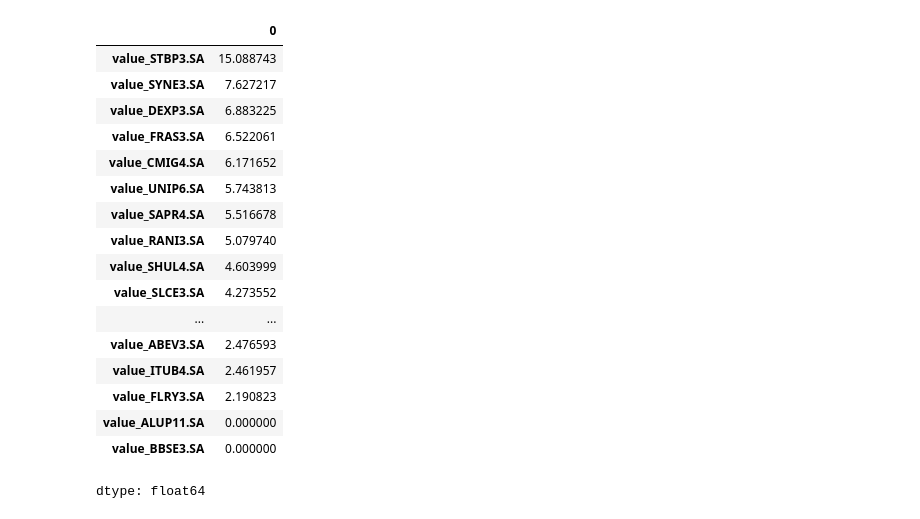
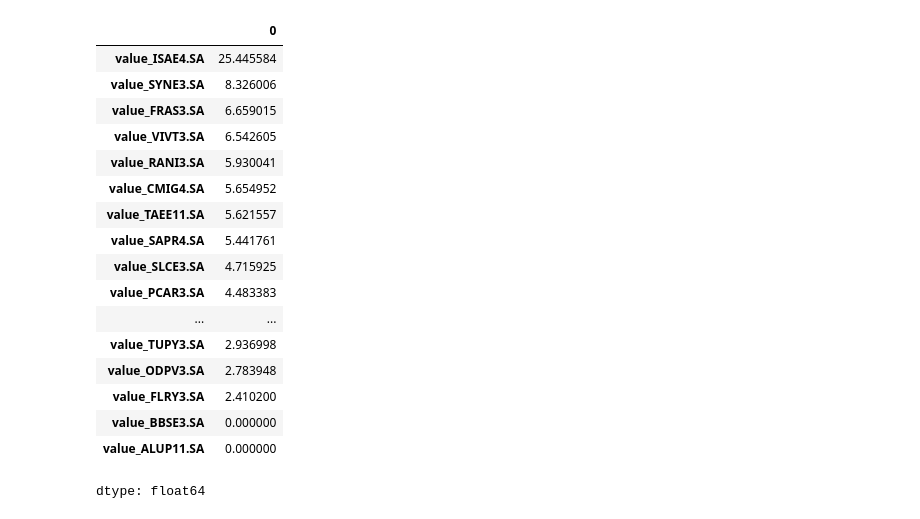
Before and after one commit to vinicius-vargas/robust-market-screener, a Jupyter notebook: stocks_alpha_ranking.ipynb, the cells around one changed output. Cells and saved outputs as stored; diff of their text form; code cells hidden in the pictures.

```diff
--- a/stocks_alpha_ranking.ipynb
+++ b/stocks_alpha_ranking.ipynb
@@ -85,7 +84,7 @@ assets = (
             )
         )
     )
-    [lambda x: x.Volume > x.describe(percentiles=[.4, .9]).T['40%'][0]]
+    [lambda x: x.Volume > x.describe(percentiles=[.5, .9]).T['50%'][0]]
     .sort_values(by = ['Volume'], ascending=False)
     .drop_duplicates(subset=['teste1'], keep='first')
     ['Ticker']
@@ -94,8 +93,6 @@ assets = (
 
 # Tickers of Global Indexes
 factors = [
-    '^VIX',       # Global Volatility Index
-    '^IRX',       # Juros 3 meses EUA - BSHV39
     '^GSPC',      # S&P 500 - IVVB11
     'ACWX',       # MSCI - Top Ações mundo ordenado por Cap SEM USA
     'XEM.TO',     # MSCI - Ações Emergentes ordenado por Cap - BEEM39
@@ -125,20 +124,17 @@ data = (
     [lambda x: x.index.dayofweek < 5]
     .set_index(data.index.tz_localize(None))
     .assign(
-        VIX = lambda x: x['^VIX'], # * x['BRL=X']
-        IRX = lambda x: x['^IRX'],
-        EMB = lambda x: x['EMB'],
-        GDF = lambda x: x['GD=F'],
-        GSPC = lambda x: x['^GSPC'],
-        ACWX = lambda x: x['ACWX'],
-        XEM_TO = lambda x: x['XEM.TO']
+        EMB = lambda x: x['EMB'] * x['BRL=X'],
+        GDF = lambda x: x['GD=F'] * x['BRL=X'],
+        GSPC = lambda x: x['^GSPC'] * x['BRL=X'],
+        ACWX = lambda x: x['ACWX'] * x['BRL=X'],
+        XEM_TO = lambda x: x['XEM.TO'] * x['BRL=X']
     )
-    .drop(['^VIX', '^IRX', '^GSPC', 'XEM.TO', 'GD=F'], axis=1)
+    .drop(['^GSPC', 'XEM.TO', 'GD=F'], axis=1)
     .fillna(method='ffill')
 )
 
 # Creating factor data
-# factors = ['mkt', 'size', 'qld', 'momnt', 'liq']
 link = 'https://nefin.com.br/resources/risk_factors/nefin_factors.csv'
 
 factors_df = (
@@ -149,7 +145,7 @@ factors_df = (
         date = lambda x: pd.to_datetime(x['date']),
         mkt = lambda x: x['rm'],
         size = lambda x: x['smb'],
-        qld = lambda x: x['hml'],
+        value = lambda x: x['hml'],
         momnt = lambda x: x['wml'],
         liq = lambda x: x['iml']
     )
@@ -333,7 +333,7 @@ fig.show()
 data = data[(~data['ticker'].isin(blocklist))]
 
 ### Filtros de Exposição à Fatores
-resumo = data.describe(percentiles=[.02, .98]).T
+resumo = data.describe(percentiles=[.025, .985]).T
 resumo = resumo.iloc[:, 4:7]
 
 resumo.columns = ['lower', 'mid', 'upper']
@@ -347,9 +347,6 @@ final_data = (
           # Maior, mais retorno
           & (data['s_p'] >= resumo['lower'].loc['s_p'])
 
-          & (data['bond_emg'] >= resumo['lower'].loc['bond_emg'])
-          & (data['bond_emg'] <= resumo['upper'].loc['bond_emg'])
-
           # Menor, mais retorno
           & (data['usd_real'] >= resumo['lower'].loc['usd_real'])
           & (data['usd_real'] <= resumo['upper'].loc['usd_real'])
@@ -358,7 +355,7 @@ final_data = (
 
           & (data['size'] <= resumo['upper'].loc['size'])
 
-          & (data['qld'] >= resumo['lower'].loc['qld'])
+          & (data['value'] >= resumo['lower'].loc['value'])
 
           & (data['momnt'] >= resumo['lower'].loc['momnt'])
 
@@ -367,7 +364,7 @@ final_data = (
 
           & (data['vol'] <= resumo['upper'].loc['vol'])
 
-          & (data['return'] >= resumo['mid'].loc['return'] * 1.5)
+          & (data['return'] >= resumo['mid'].loc['return'] * 1.25)
 
           & (data['alpha'] > 0)
       ]
@@ -446,7 +438,7 @@ for ticker in tqdm(lista):
 
   data = pd.concat([data, final_data_fund], ignore_index=True)
 # %%
-final_data = final_data.merge(data, on='ticker', how='left')[(lambda x: x['Div. Yield Med'] >= 3)]
+final_data = final_data.merge(data, on='ticker', how='left')[(lambda x: x['Div. Yield Med'] >= 2.5)]
 
 final_data.head(59)
 # %% [output]
@@ -524,51 +516,51 @@ for i in assets:
 data.index = pd.to_datetime(data.index).tz_localize('UTC')
 data = data.fillna(method='ffill')
 
 
 ### Reinvestimentos
-amount_asset = 1000000 / len(assets)
+amount_asset = 100000000 / len(assets)
 
 for c in data[assets]:
 
   data['qtd_pst_' + c] = round(amount_asset / data[c].head(1), 0)
 
   for i in range(1, len(data)):
 
     if data['div_' + c][i-90] > 0:
       data['qtd_pst_' + c][i] = round(
           data['qtd_pst_' + c][i-1]
-          + (data['div_' + c][i-90] * data['qtd_pst_' + c][i-1] * 0.9 / data[c][i])
+          + (data['div_' + c][i-90] * data['qtd_pst_' + c][i-1] * 0.875 / data[c][i])
           , 0
         )
     else:
       data['qtd_pst_' + c][i] = data['qtd_pst_' + c][i-1]
 
   data['value_' + c] = data['qtd_pst_' + c] * data[c]
 
 
 div_data = data[data.filter(like='value').columns]
 div_data.index = pd.to_datetime(div_data.index)
 div_data.index = div_data.index.tz_convert('UTC')
 
 div_data.pct_change().sum().sort_values(ascending=False)
 # %% [output]
 |  | 0 |
-| value_STBP3.SA | 15.088743 |
-| value_SYNE3.SA | 7.627217 |
-| value_DEXP3.SA | 6.883225 |
-| value_FRAS3.SA | 6.522061 |
-| value_CMIG4.SA | 6.171652 |
-| value_UNIP6.SA | 5.743813 |
-| value_SAPR4.SA | 5.516678 |
-| value_RANI3.SA | 5.079740 |
-| value_SHUL4.SA | 4.603999 |
-| value_SLCE3.SA | 4.273552 |
+| value_ISAE4.SA | 25.445584 |
+| value_SYNE3.SA | 8.326006 |
+| value_FRAS3.SA | 6.659015 |
+| value_VIVT3.SA | 6.542605 |
+| value_RANI3.SA | 5.930041 |
+| value_CMIG4.SA | 5.654952 |
+| value_TAEE11.SA | 5.621557 |
+| value_SAPR4.SA | 5.441761 |
+| value_SLCE3.SA | 4.715925 |
+| value_PCAR3.SA | 4.483383 |
 | ... | ... |
-| value_ABEV3.SA | 2.476593 |
-| value_ITUB4.SA | 2.461957 |
-| value_FLRY3.SA | 2.190823 |
+| value_TUPY3.SA | 2.936998 |
+| value_ODPV3.SA | 2.783948 |
+| value_FLRY3.SA | 2.410200 |
+| value_BBSE3.SA | 0.000000 |
 | value_ALUP11.SA | 0.000000 |
-| value_BBSE3.SA | 0.000000 |
 dtype: float64
 # %%
 assets = final_data['ticker']
```
Also changed, not shown: parts of 13 cells of this notebook.
